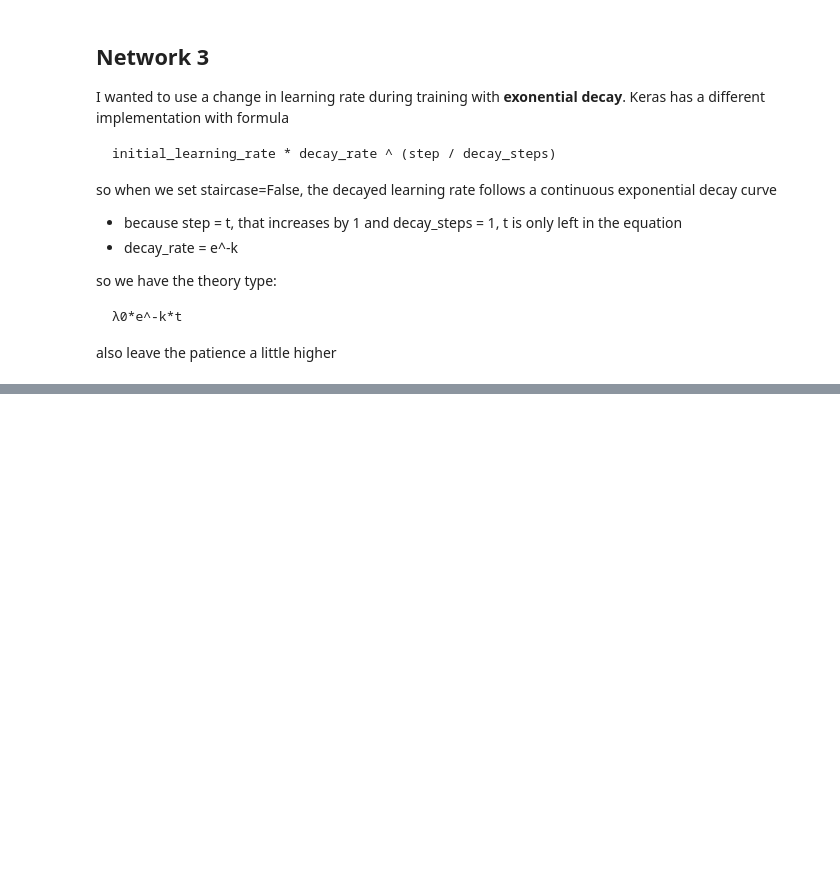
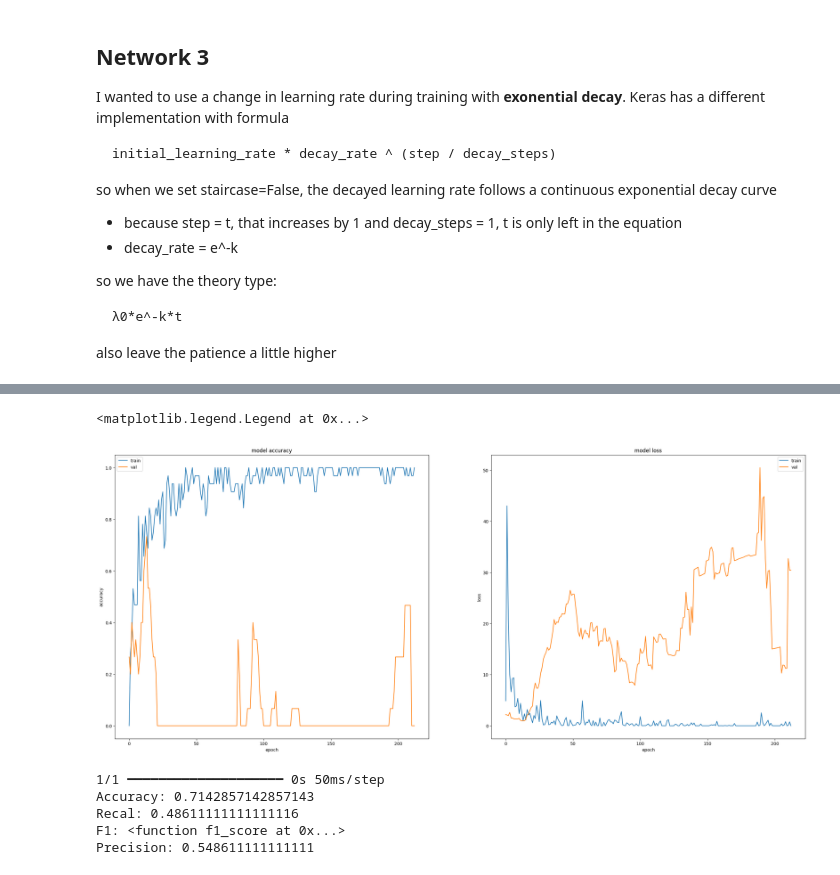
Before and after one commit to andreasZel/AIDL_A02_PROJECT_ZELIOS_ANDREAS, a Jupyter notebook: project_aidlA02_zelios_andreas_0142.ipynb, the cells around one changed output, grey strips where cells are left out. Saved outputs shown, nothing was run; the diff lists cells and outputs as text; code cells hidden in the pictures; blank space fills up the shorter version.

```diff
--- a/project_aidlA02_zelios_andreas_0142.ipynb
+++ b/project_aidlA02_zelios_andreas_0142.ipynb
@@ -361,6 +374,7 @@ so we have the theory type:
 also leave the patience a little higher
 # %%
 from tensorflow.keras.optimizers.schedules import ExponentialDecay
+from keras.optimizers import SGD
 
 k = 0.00001
 
@@ -384,7 +398,7 @@ model_three.add(MaxPool2D((2,2), strides=2))
 model_three.add(Dropout(0.2))
 
 model_three.add(Conv2D(32, (3,3), strides=1, padding='same', activation='relu'))
-model.add(BatchNormalization())
+model_three.add(BatchNormalization())
 model_three.add(MaxPool2D((2,2), strides=2))
 model_three.add(Dropout(0.2))
 
@@ -406,5 +420,5 @@ model_path_three = f'best_model3.h5'
 save_model = ModelCheckpoint(model_path_three, save_best_only=True, monitor='val_loss', mode='min', verbose=2)
 early_stop = EarlyStopping(monitor='val_loss', patience=220, restore_best_weights=True)
 
-model_three.compile(loss="categorical_crossentropy", optimizer=keras.optimizers.SGD(learning_rate=lr_schedule), metrics=["accuracy"])
-history_2 = model_three.fit(x_train_n, y_train_n, batch_size=batch_size, epochs=epochs, shuffle=True, validation_data=(x_val, y_val), callbacks=[save_model, early_stop])
+model_three.compile(loss="categorical_crossentropy", optimizer=SGD(learning_rate=lr_schedule), metrics=["accuracy"])
+history_3 = model_three.fit(x_train_n, y_train_n, batch_size=batch_size, epochs=epochs, shuffle=True, validation_data=(x_val, y_val), callbacks=[save_model, early_stop])
@@ -410,0 +447,47 @@ history_2 = model_three.fit(x_train_n, y_train_n, batch_size=batch_size, epochs=
+# %%
+plt.figure(figsize=(29, 12))
+plt.subplot(1, 2, 1)
+plt.plot(history_3.history['accuracy'])
+plt.plot(history_3.history['val_accuracy'])
+plt.title('model accuracy')
+plt.ylabel('accuracy')
+plt.xlabel('epoch')
+plt.legend(['train', 'val'], loc='upper left')
+
+plt.subplot(1, 2, 2)
+plt.plot(history_3.history['loss'])
+plt.plot(history_3.history['val_loss'])
+plt.title('model loss')
+plt.ylabel('loss')
+plt.xlabel('epoch')
+plt.legend(['train', 'val'], loc='upper right')
+# %% [output]
+<matplotlib.legend.Legend at 0x...>
+[figure, added]
+# %%
+history_3.model.load_weights('best_model3.h5')
+
+predictions3=history_3.model.predict(x_test)
+
+y_pred_classes = np.argmax(predictions3, axis=1)
+y_true_classes = np.argmax(y_test, axis=1)
+
+accuracy=accuracy_score(y_true_classes, y_pred_classes)
+precision=precision_score(y_true_classes, y_pred_classes, average='macro')# added macro because of error in compile (multiclass)
+recall=recall_score(y_true_classes, y_pred_classes, average='macro')# added macro because of error in compile (multiclass)
+f1=f1_score(y_true_classes, y_pred_classes, average='macro')# added macro because of error in compile (multiclass)
+
+print(f"Accuracy: {accuracy}")
+print(f"Recal: {recall}")
+print(f"F1: {f1_score}") #f1 macro is what we want, micro is as accuracy
+print(f"Precision: {precision}")
+
+cm3 = confusion_matrix(y_true_classes, y_pred_classes)
+disp3 = ConfusionMatrixDisplay(confusion_matrix=cm3, display_labels=classes)
+disp3.plot()
+# %% [output]
+1/1 ━━━━━━━━━━━━━━━━━━━━ 0s 50ms/step
+Accuracy: 0.7142857142857143
+Recal: 0.48611111111111116
+F1: <function f1_score at 0x...>
+Precision: 0.548611111111111
```
Also changed, not shown: parts of 6 cells of this notebook.
